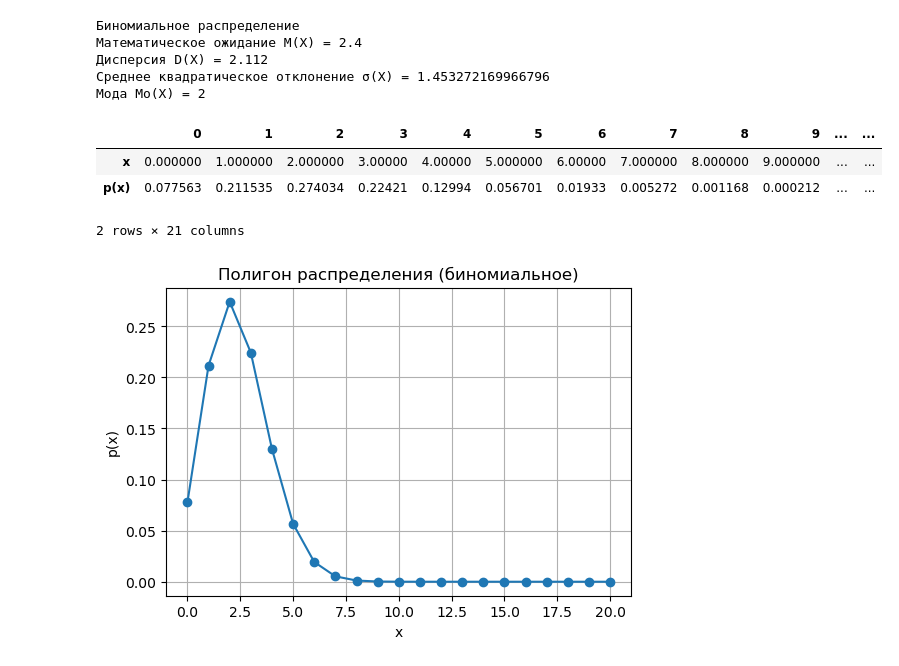
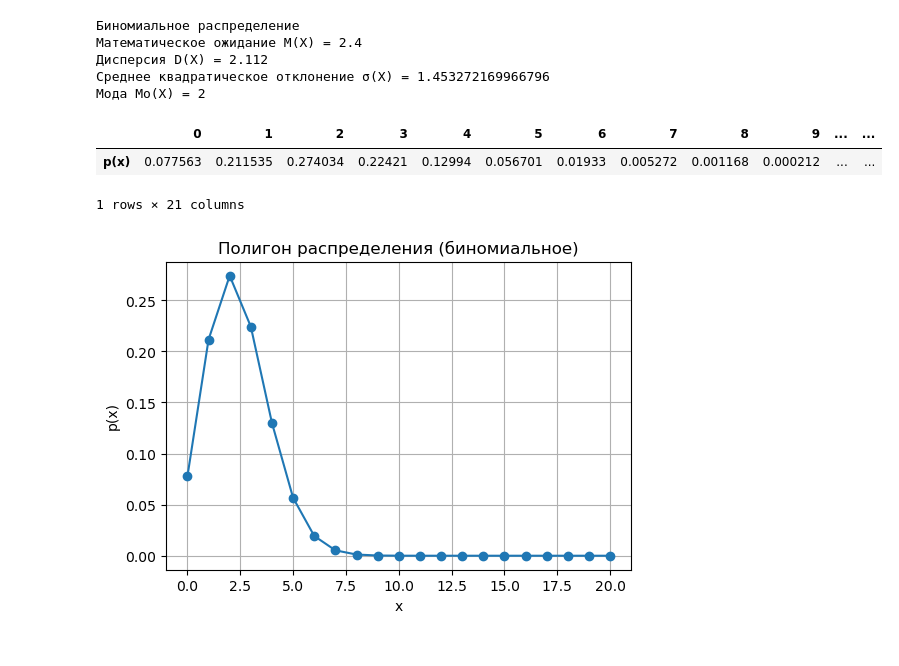
Before and after one commit to sshrgzv/RSREU-ProbabilityTheory, a Jupyter notebook: 5/5 СDF.ipynb, the cells around one changed output. Cells and saved outputs as stored; diff of their text form; code cells hidden in the pictures.

```diff
--- a/5/5 СDF.ipynb
+++ b/5/5 СDF.ipynb
@@ -21,38 +21,37 @@ px = [math.comb(n, k) * p**k * (1 - p)**(n - k) for k in x]
 
 M = n * p
 D = n * p * (1 - p)
 sigma = math.sqrt(D)
 mode = math.floor((n + 1) * p)
 
 print("Биномиальное распределение")
 print(f"Математическое ожидание M(X) = {M}")
 print(f"Дисперсия D(X) = {D}")
 print(f"Среднее квадратическое отклонение σ(X) = {sigma}")
 print(f"Мода Mo(X) = {mode}")
 
 df = pd.DataFrame(
-    [x, np.round(px, 10)],
-    index=["x", "p(x)"]
+    [np.round(px, 10)],
+    index=["p(x)"]
 )
 display(df)
 
 plt.figure(figsize=(6, 4))
 plt.plot(x, px, marker='o')
 plt.title("Полигон распределения (биномиальное)")
 plt.xlabel("x")
 plt.ylabel("p(x)")
 plt.grid(True)
 plt.show()
 # %% [output]
 Биномиальное распределение
 Математическое ожидание M(X) = 2.4
 Дисперсия D(X) = 2.112
 Среднее квадратическое отклонение σ(X) = 1.453272169966796
 Мода Mo(X) = 2
 |  | 0 | 1 | 2 | 3 | 4 | 5 | 6 | 7 | 8 | 9 | ... | ... |
-| x | 0.000000 | 1.000000 | 2.000000 | 3.00000 | 4.00000 | 5.000000 | 6.00000 | 7.000000 | 8.000000 | 9.000000 | ... | ... |
 | p(x) | 0.077563 | 0.211535 | 0.274034 | 0.22421 | 0.12994 | 0.056701 | 0.01933 | 0.005272 | 0.001168 | 0.000212 | ... | ... |
-2 rows × 21 columns
+1 rows × 21 columns
 [figure]
 # %%
 # ============================================================
```
Also changed, not shown: parts of 3 cells of this notebook.
